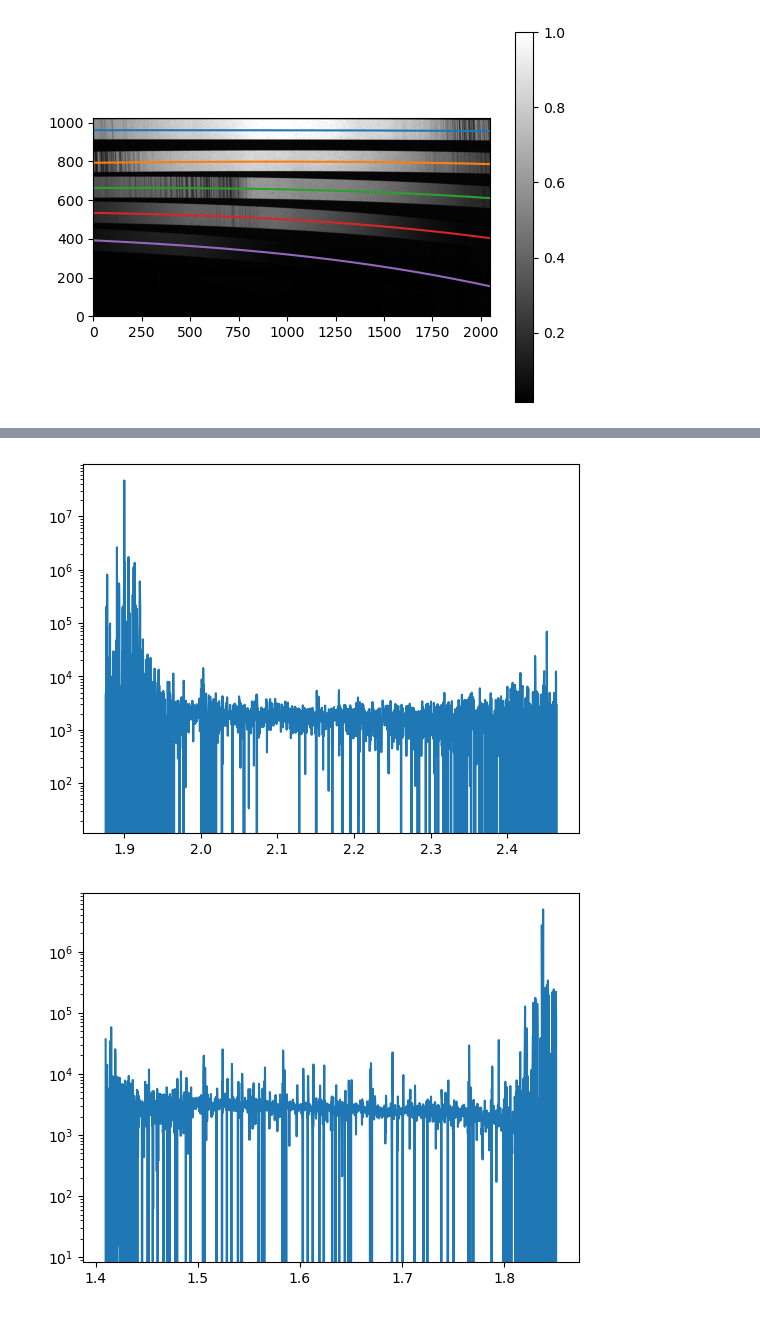
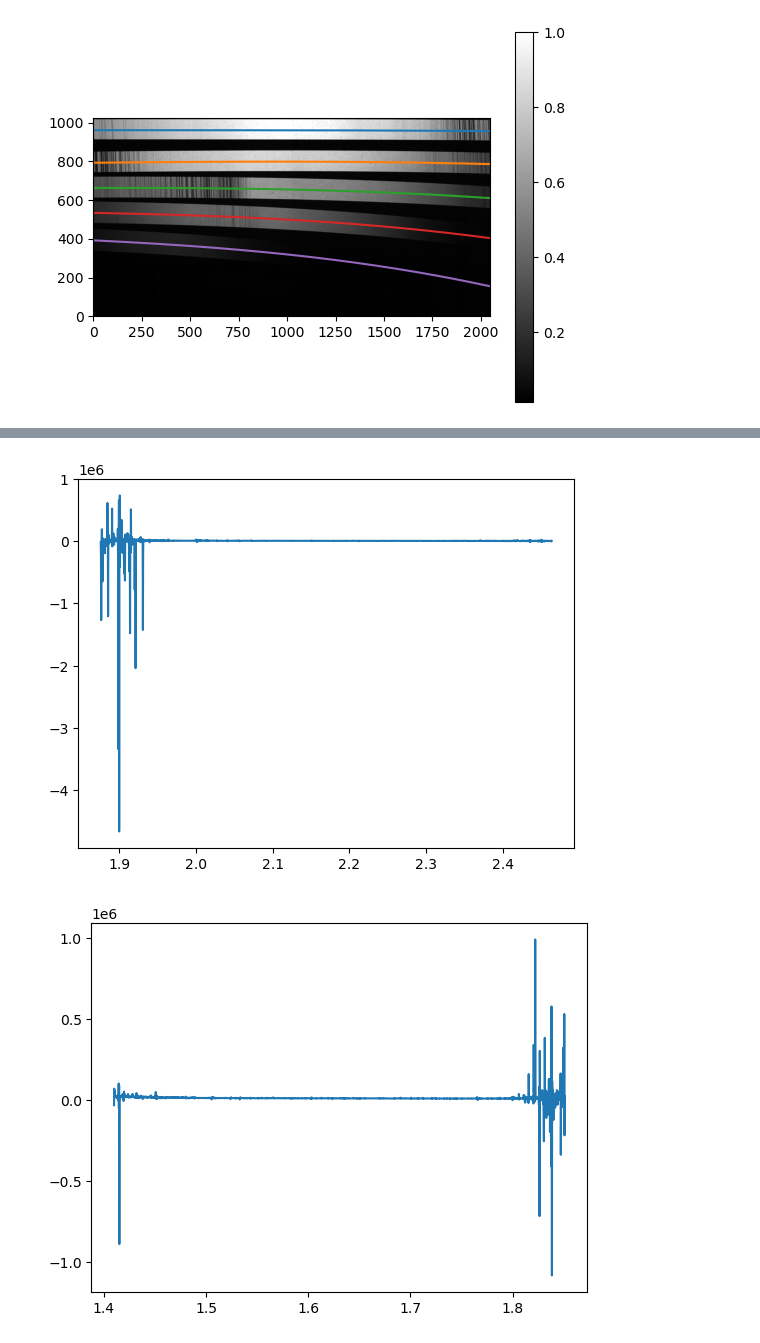
Before and after one commit to Hallflower20/palomar-project, a Jupyter notebook: data/reduce_data_science_13.ipynb, the cells around one changed output, grey strips where cells are left out. Saved outputs shown, nothing was run; the diff lists cells and outputs as text; code cells hidden in the pictures.

```diff
--- a/data/reduce_data_science_13.ipynb
+++ b/data/reduce_data_science_13.ipynb
@@ -69,5 +69,5 @@ Table length=73
 # %%
-xb_data = Obslog[np.where("xander" == Obslog["observer"])]
+xb_data = Obslog[np.where("carlos" == Obslog["observer"])]
 flat_table = Obslog[np.where("flat" == Obslog["obstype"])]
 standard = Obslog[np.where("HD 169961" == Obslog["objid"])]
 # %%
@@ -149,3 +147,6 @@ first_a_obs = xb_data[0:4]
+# %%
+first_a_obs = xb_data[8:12]
+first_a_obs
 # %%
 second_a_obs = xb_data[xb_data["objid"] == "ATO j282.4644-13.6762"][0:4]
 eclipse_a_obs = xb_data[xb_data["objid"] == "ATO j282.4644-13.6762"][4:8]
@@ -154,7 +155,7 @@ twoam_std = standard[0:4]
 fouram_std = standard[4:8]
 # %%
 twoam_std_data = []
-for i in eclipse_a_obs:
+for i in first_a_obs:
     twoam_std_data.append((read_file(i["File"]) / i["exptime"]))
 twoam_std_data = np.array(twoam_std_data)
 # %%
@@ -441,7 +430,7 @@ def inverse_wavefunction(p, order):
     y = C[0] * np.power(x, 3) + C[1] * np.power(x, 2) + C[2] * np.power(x, 1) + C[3]
     return np.interp(p, y, x)
 # %%
-standard_data = np.load("./standard/standard_star_reduced_median_0400_13.npy", allow_pickle= True).item()
+standard_data = np.load("./standard/standard_star_reduced_median_0200_13.npy", allow_pickle= True).item()
 # %%
 science_data = {}
 for i in range(3,8):
@@ -454,9 +443,8 @@ for i in range(3,8):
 # %%
 for i in range(3,8):
     order_data = science_data[i]
     plt.plot(order_data["wavelength"], order_data["flux"])
-    plt.yscale("log")
     plt.show()
 # %% [output]
-[figure, old version]
+[figure, new version]
-[figure, old version]
+[figure, new version]
```
Also changed, not shown: parts of 12 cells of this notebook, 9 other files.
